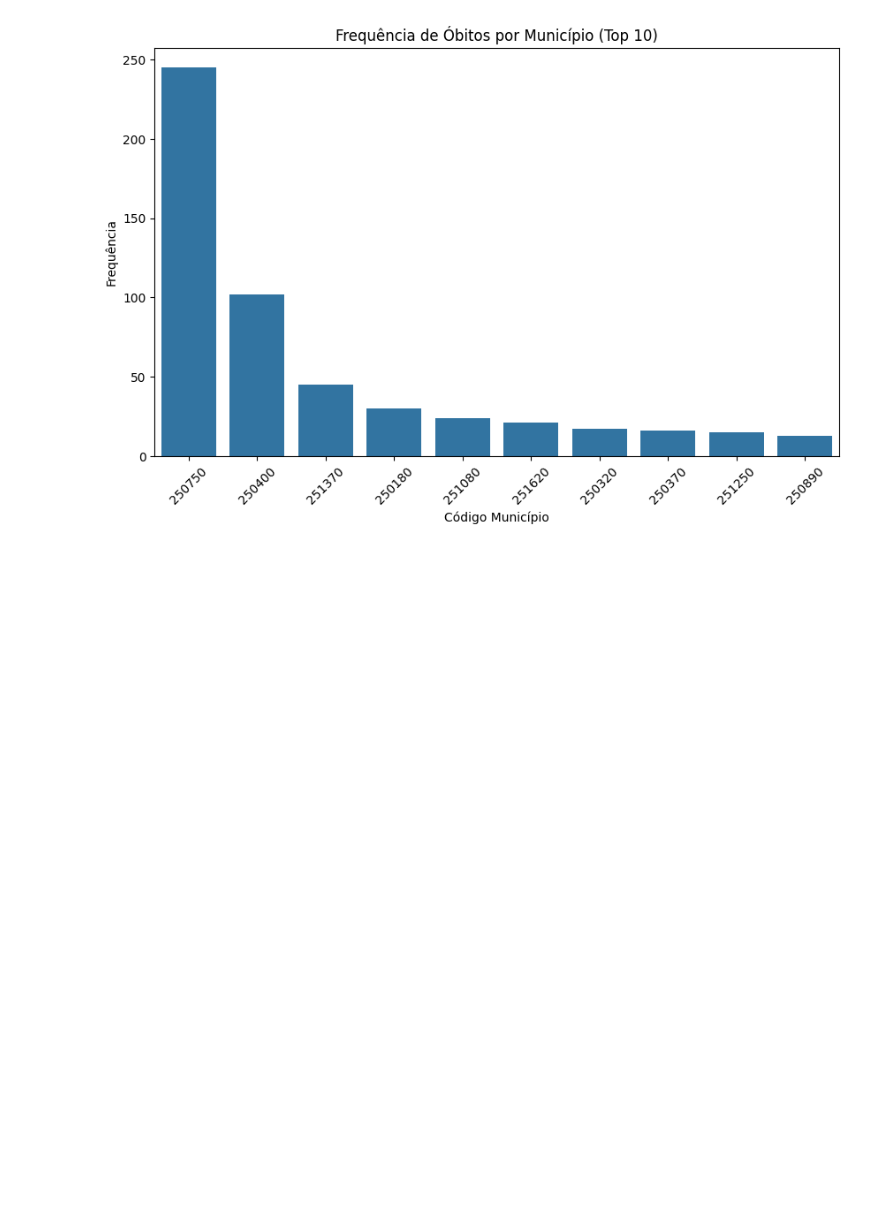
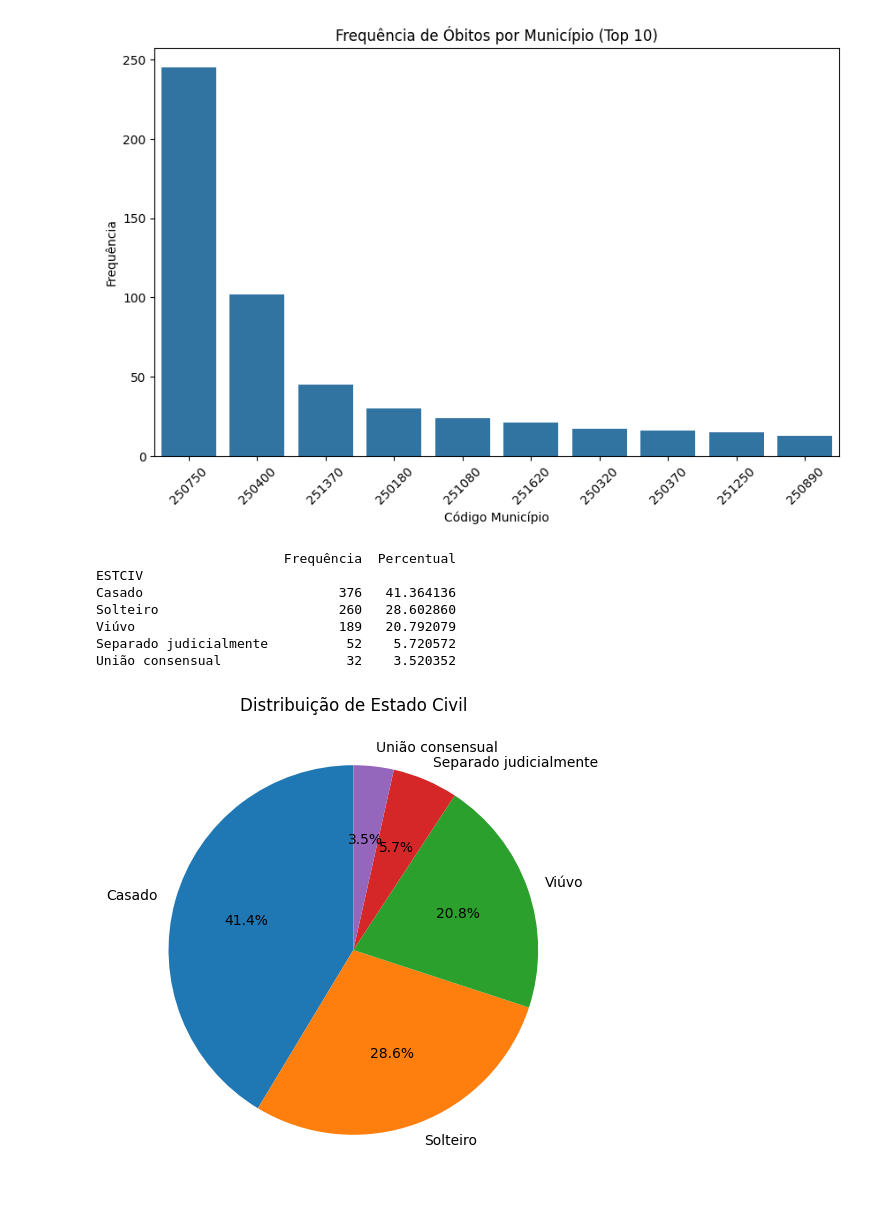
Before and after one commit to cleodecker/Cancer, a Jupyter notebook: Scripts/Cancer_PB.ipynb, the cells around one changed output. Drawn from its saved outputs; the diff is of its cells as text; code cells hidden in the pictures; blank space fills up the shorter version.

```diff
--- a/Scripts/Cancer_PB.ipynb
+++ b/Scripts/Cancer_PB.ipynb
@@ -273,3 +273,23 @@ CODMUNRES
 251250             15    2.840909
 250890             13    2.462121
 [figure]
+# %%
+# Frequência absoluta e relativa de ESTCIV
+estciv_freq = df['ESTCIV'].value_counts()
+estciv_percent = df['ESTCIV'].value_counts(normalize=True) * 100
+print(pd.concat([estciv_freq, estciv_percent], axis=1, keys=['Frequência', 'Percentual']))
+
+# Gráfico de Pizza
+plt.figure(figsize=(6, 6))
+plt.pie(estciv_freq, labels=estciv_freq.index, autopct='%1.1f%%', startangle=90)
+plt.title('Distribuição de Estado Civil')
+plt.show()
+# %% [output]
+                        Frequência  Percentual
+ESTCIV
+Casado                         376   41.364136
+Solteiro                       260   28.602860
+Viúvo                          189   20.792079
+Separado judicialmente          52    5.720572
+União consensual                32    3.520352
+[figure, added]
```
Also changed, not shown: parts of 2 cells of this notebook.
